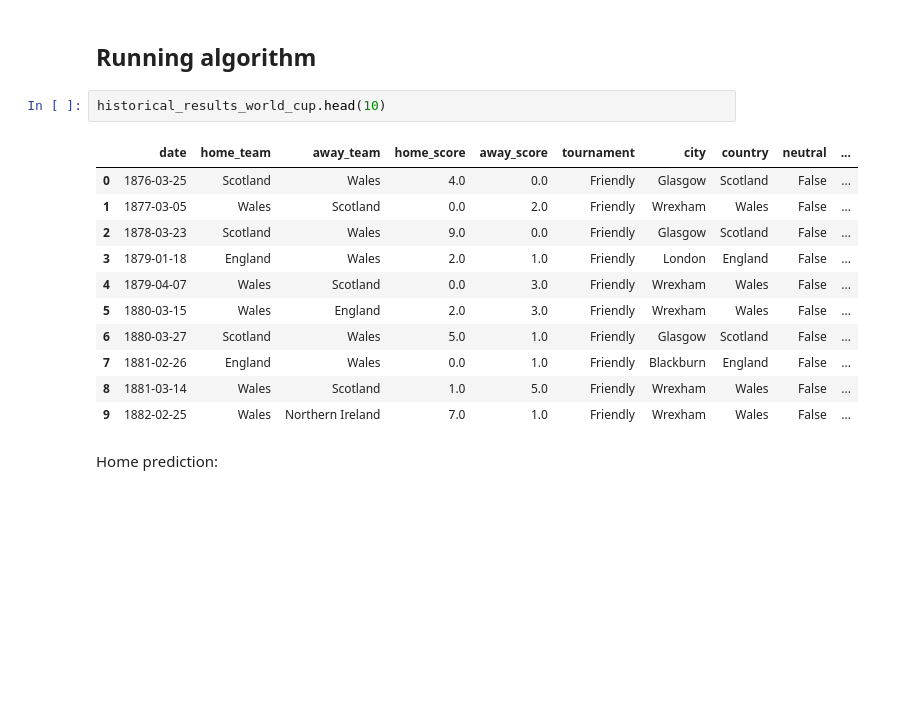
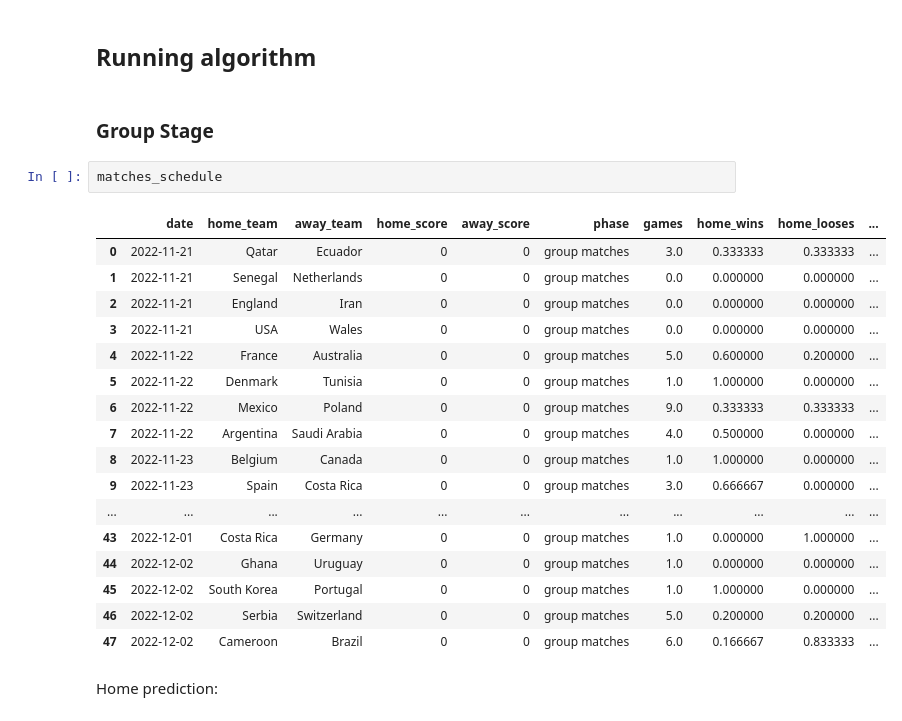
Before and after one commit to rafabandoni/world-cup-22-predict, a Jupyter notebook: predict_worldcup22.ipynb, the cells around one changed output. Cells and saved outputs as stored; diff of their text form; blank space fills up the shorter version.

```diff
--- a/predict_worldcup22.ipynb
+++ b/predict_worldcup22.ipynb
@@ -350,20 +354,28 @@ matches_schedule = matches_schedule.merge(ranking.query('rank_date.astype("datet
 matches_schedule = matches_schedule.fillna(0) # to fix countries with no historical data
 # %% [markdown]
 ## Running algorithm
-# %%
-historical_results_world_cup.head(10)
-# %% [output]
-|  | date | home_team | away_team | home_score | away_score | tournament | city | country | neutral | ... |
-| 0 | 1876-03-25 | Scotland | Wales | 4.0 | 0.0 | Friendly | Glasgow | Scotland | False | ... |
-| 1 | 1877-03-05 | Wales | Scotland | 0.0 | 2.0 | Friendly | Wrexham | Wales | False | ... |
-| 2 | 1878-03-23 | Scotland | Wales | 9.0 | 0.0 | Friendly | Glasgow | Scotland | False | ... |
-| 3 | 1879-01-18 | England | Wales | 2.0 | 1.0 | Friendly | London | England | False | ... |
-| 4 | 1879-04-07 | Wales | Scotland | 0.0 | 3.0 | Friendly | Wrexham | Wales | False | ... |
-| 5 | 1880-03-15 | Wales | England | 2.0 | 3.0 | Friendly | Wrexham | Wales | False | ... |
-| 6 | 1880-03-27 | Scotland | Wales | 5.0 | 1.0 | Friendly | Glasgow | Scotland | False | ... |
-| 7 | 1881-02-26 | England | Wales | 0.0 | 1.0 | Friendly | Blackburn | England | False | ... |
-| 8 | 1881-03-14 | Wales | Scotland | 1.0 | 5.0 | Friendly | Wrexham | Wales | False | ... |
-| 9 | 1882-02-25 | Wales | Northern Ireland | 7.0 | 1.0 | Friendly | Wrexham | Wales | False | ... |
+# %% [markdown]
+### Group Stage
+# %%
+matches_schedule
+# %% [output]
+|  | date | home_team | away_team | home_score | away_score | phase | games | home_wins | home_looses | ... |
+| 0 | 2022-11-21 | Qatar | Ecuador | 0 | 0 | group matches | 3.0 | 0.333333 | 0.333333 | ... |
+| 1 | 2022-11-21 | Senegal | Netherlands | 0 | 0 | group matches | 0.0 | 0.000000 | 0.000000 | ... |
+| 2 | 2022-11-21 | England | Iran | 0 | 0 | group matches | 0.0 | 0.000000 | 0.000000 | ... |
+| 3 | 2022-11-21 | USA | Wales | 0 | 0 | group matches | 0.0 | 0.000000 | 0.000000 | ... |
+| 4 | 2022-11-22 | France | Australia | 0 | 0 | group matches | 5.0 | 0.600000 | 0.200000 | ... |
+| 5 | 2022-11-22 | Denmark | Tunisia | 0 | 0 | group matches | 1.0 | 1.000000 | 0.000000 | ... |
+| 6 | 2022-11-22 | Mexico | Poland | 0 | 0 | group matches | 9.0 | 0.333333 | 0.333333 | ... |
+| 7 | 2022-11-22 | Argentina | Saudi Arabia | 0 | 0 | group matches | 4.0 | 0.500000 | 0.000000 | ... |
+| 8 | 2022-11-23 | Belgium | Canada | 0 | 0 | group matches | 1.0 | 1.000000 | 0.000000 | ... |
+| 9 | 2022-11-23 | Spain | Costa Rica | 0 | 0 | group matches | 3.0 | 0.666667 | 0.000000 | ... |
+| ... | ... | ... | ... | ... | ... | ... | ... | ... | ... | ... |
+| 43 | 2022-12-01 | Costa Rica | Germany | 0 | 0 | group matches | 1.0 | 0.000000 | 1.000000 | ... |
+| 44 | 2022-12-02 | Ghana | Uruguay | 0 | 0 | group matches | 1.0 | 0.000000 | 0.000000 | ... |
+| 45 | 2022-12-02 | South Korea | Portugal | 0 | 0 | group matches | 1.0 | 1.000000 | 0.000000 | ... |
+| 46 | 2022-12-02 | Serbia | Switzerland | 0 | 0 | group matches | 5.0 | 0.200000 | 0.200000 | ... |
+| 47 | 2022-12-02 | Cameroon | Brazil | 0 | 0 | group matches | 6.0 | 0.166667 | 0.833333 | ... |
 # %% [markdown]
 Home prediction:
 # %%
```
Also changed, not shown: parts of 18 cells of this notebook, 3 other files.
